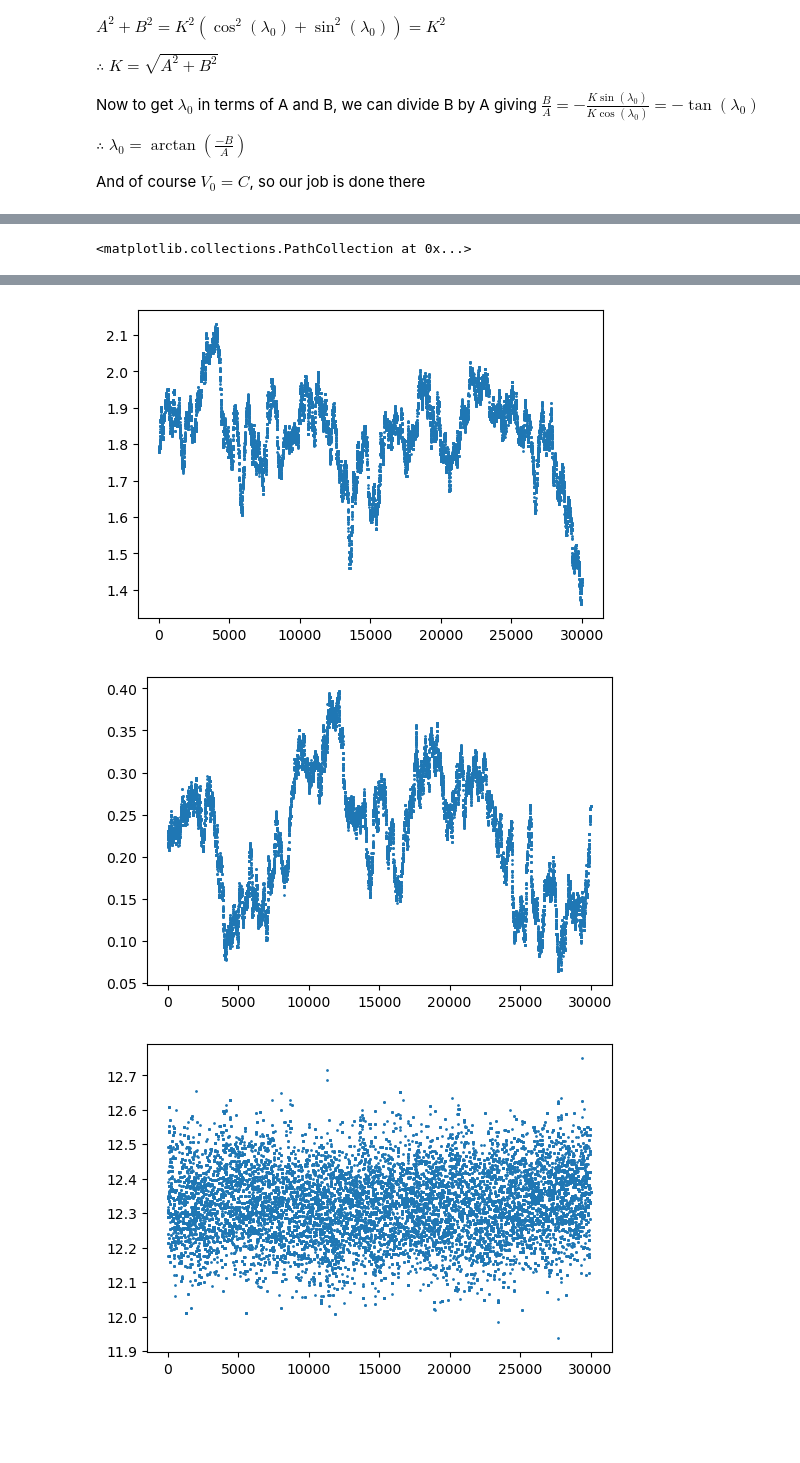
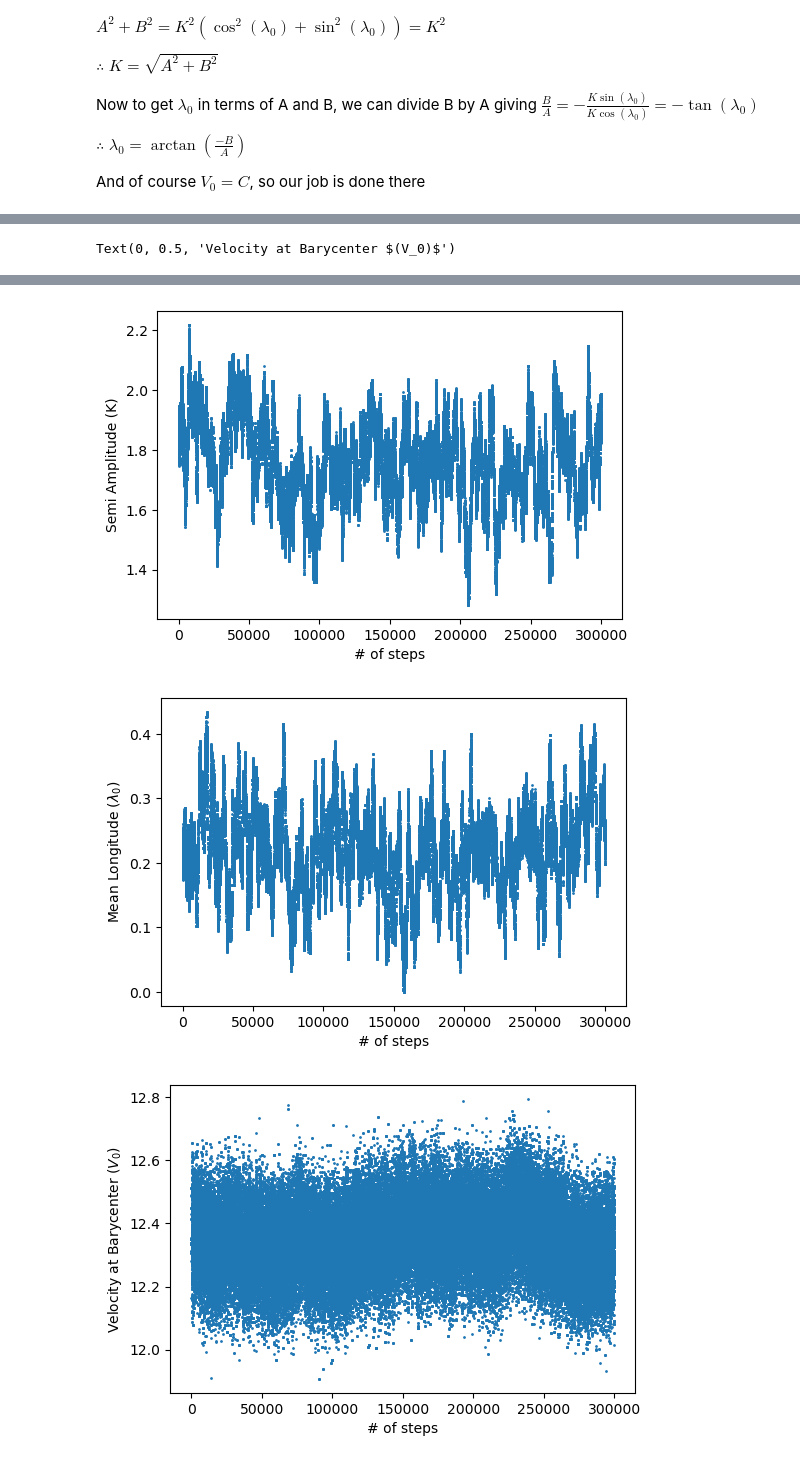
Before and after one commit to Chartman25/UnigeMasters, a Jupyter notebook: Astrophysics_and_Data_Analysis/ProjectB2_MCMC.ipynb, the cells around one changed output, grey strips where cells are left out. Cells and saved outputs as stored; diff of their text form; code cells hidden in the pictures; blank space fills up the shorter version.

Commit message:
Time optimization for A3 and B2

```diff
--- a/Astrophysics_and_Data_Analysis/ProjectB2_MCMC.ipynb
+++ b/Astrophysics_and_Data_Analysis/ProjectB2_MCMC.ipynb
@@ -223,5 +250,5 @@ print(theta_prop)
 # %%
-def mh_sampler(theta_start, sigma_start, nsamples):
+def mh_sampler(theta_start, sigma_start, nsamples, t, v, sig):
     theta0 = np.asarray(theta_start, dtype=float)
     sigma0 = np.asarray(sigma_start, dtype=float)
     length = len(theta0)
@@ -238,7 +265,7 @@ def mh_sampler(theta_start, sigma_start, nsamples):
 
 
     # Calculate the loglike and posterior for the initial proposal
-    lnlike0 = loglike(theta0, time1, rv1, sig1)
+    lnlike0 = loglike(theta0, t, v, sig)
     lnpost0 = lnprior0 + lnlike0
 
     # Sets proposal and acceptance counters
@@ -258,7 +285,7 @@ def mh_sampler(theta_start, sigma_start, nsamples):
             continue
 
         # Calculate likelihood and posterior of proposed theta
-        lnlike1 = loglike(theta1, time1, rv1, sig1)
+        lnlike1 = loglike(theta1, t, v, sig)
         lnpost1 = lnlike1 + lnprior1
 
         # Hastings Step: New posterior / Old posterior
@@ -279,10 +306,10 @@ def mh_sampler(theta_start, sigma_start, nsamples):
         chain[n_proposed] = theta0
         n_proposed += 1
 
-    accept_rate = n_accepted / (nsamples - 1)
+    accept_rate = n_accepted / nsamples
     return chain, accept_rate
 # %%
 sigmas = [0.01, 0.01, 0.005, 0.5]
-chain, acc = mh_sampler(theta_start, sigmas, 30000)
+chain, acc = mh_sampler(theta_start, sigmas, 300000, time1, rv1, sig1)
 
 # OPTIONAL: Look up MCMC convergence test
@@ -293,13 +324,21 @@ print(acc)
 
 plt.subplots(figsize=(6, 4))
 plt.scatter(x, chain[:,0], s=1)
+plt.xlabel('# of steps')
+plt.ylabel(r'Period (P)')
 
 plt.subplots(figsize=(6, 4))
 plt.scatter(x, chain[:,1], s=1)
+plt.xlabel('# of steps')
+plt.ylabel(r'Semi Amplitude (K)')
 
 plt.subplots(figsize=(6, 4))
 plt.scatter(x, chain[:,2], s=1)
+plt.xlabel('# of steps')
+plt.ylabel(r'Mean Longitude $(\lambda_0)$')
 
 plt.subplots(figsize=(6, 4))
 plt.scatter(x, chain[:,3], s=1)
+plt.xlabel('# of steps')
+plt.ylabel(r'Velocity at Barycenter $(V_0)$')
 # %% [output]
@@ -309 +348 @@ plt.scatter(x, chain[:,3], s=1)
-<matplotlib.collections.PathCollection at 0x...>
+Text(0, 0.5, 'Velocity at Barycenter $(V_0)$')
@@ -311,3 +350,3 @@ plt.scatter(x, chain[:,3], s=1)
-[figure, old version]
+[figure, new version]
-[figure, old version]
+[figure, new version]
-[figure, old version]
+[figure, new version]
```
Also changed, not shown: parts of 20 cells of this notebook, 2 other files.
